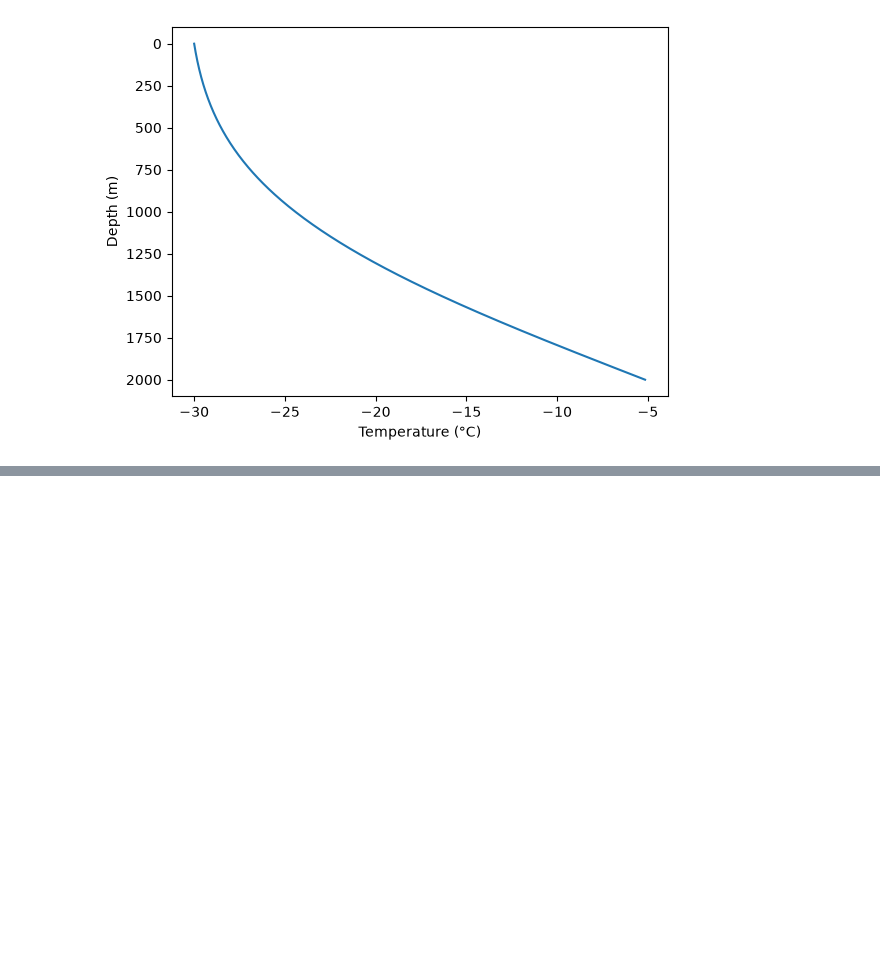
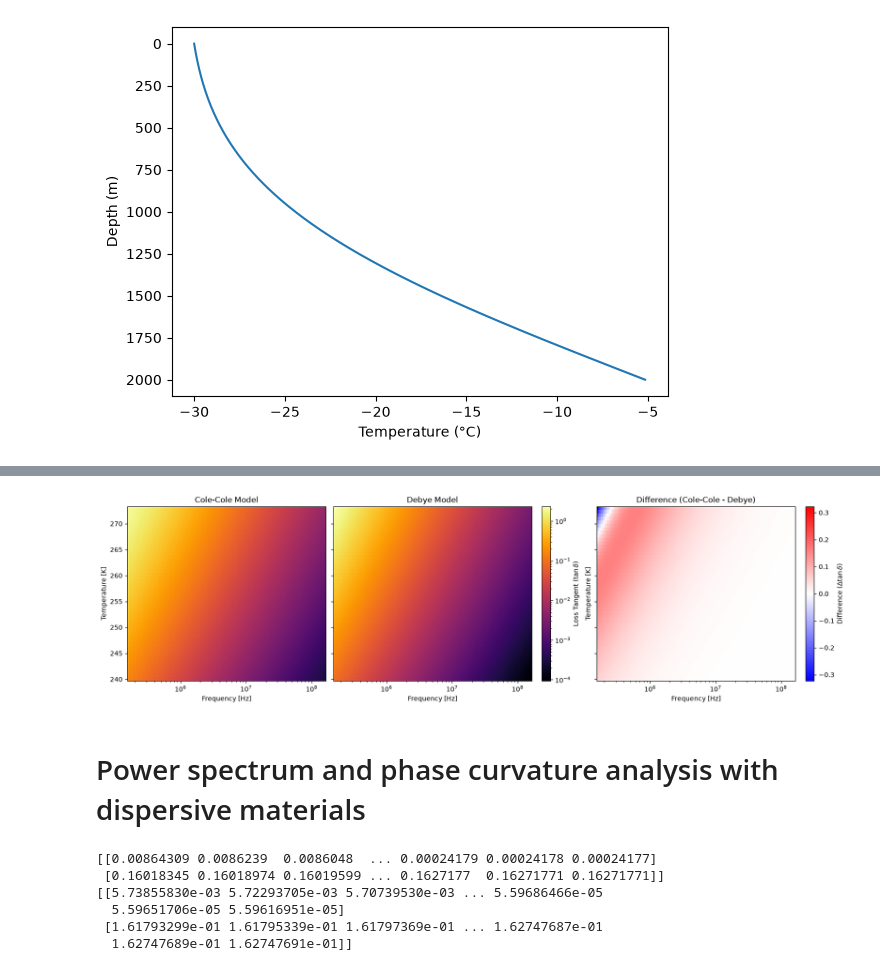
Before and after one commit to alastairyang/spectral-response, a Jupyter notebook: notebook/spectral-ratio.ipynb, the cells around one changed output, grey strips where cells are left out. Saved outputs shown, nothing was run; the diff lists cells and outputs as text; code cells hidden in the pictures; blank space fills up the shorter version.

```diff
--- a/notebook/spectral-ratio.ipynb
+++ b/notebook/spectral-ratio.ipynb
@@ -208,0 +202,78 @@ np.float64(2.6490514033039755e-05)
+# %%
+from matplotlib.colors import LogNorm
+omega = np.logspace(6, 9, 100)       # [rad/s]
+temps = np.linspace(240, 273, 50)    # [K]
+linear_f = omega / (2 * np.pi)
+
+# Model parameters (from Dawson et al., Fig. 7)
+eps_s_1, eps_s_2 = 75, 100
+alpha1, alpha2 = 0.05, 0.1
+delta_eps = [
+    eps_s_1 - clean_ice_model.eps_infty,
+    eps_s_2 - clean_ice_model.eps_infty,
+]
+
+# Preallocate loss tangent arrays: shape (len(temps), len(omega))
+loss_cc_map = np.zeros((len(temps), len(omega)))
+loss_debye_map = np.zeros((len(temps), len(omega)))
+
+for i, T in enumerate(temps):
+    cc = ColeColeModel(
+        eps_infty=clean_ice_model.eps_infty,
+        delta_eps=delta_eps,
+        sigma_s=1e-9,
+        alpha=[alpha1, alpha2],
+        T=T,
+    )
+    debye = DebyeModel(
+        eps_infty=clean_ice_model.eps_infty,
+        delta_eps=delta_eps,
+        sigma_s=1e-9,
+        T=T,
+    )
+    loss_cc_map[i, :] = cc.loss_tangent(omega)
+    loss_debye_map[i, :] = debye.loss_tangent(omega)
+
+# Shared color scale limits (clipping tiny values for LogNorm)
+vmin = max(1e-5, min(loss_cc_map.min(), loss_debye_map.min()))
+vmax = max(loss_cc_map.max(), loss_debye_map.max())
+norm = LogNorm(vmin=vmin, vmax=vmax)
+
+# Plot side-by-side heatmaps
+fig, axes = plt.subplots(1, 3, figsize=(16, 4.5), sharey=True, constrained_layout=True)
+
+pcm1 = axes[0].pcolormesh(linear_f, temps, loss_cc_map, norm=norm, shading="auto", cmap="inferno")
+axes[0].set_xscale("log")
+axes[0].set_title("Cole-Cole Model")
+axes[0].set_xlabel("Frequency [Hz]")
+axes[0].set_ylabel("Temperature [K]")
+
+pcm2 = axes[1].pcolormesh(linear_f, temps, loss_debye_map, norm=norm, shading="auto", cmap="inferno")
+axes[1].set_xscale("log")
+axes[1].set_title("Debye Model")
+axes[1].set_xlabel("Frequency [Hz]")
+
+diff_map = loss_cc_map - loss_debye_map
+pcm3 = axes[2].pcolormesh(linear_f, temps, diff_map, shading="auto", cmap="bwr", vmin=-np.max(np.abs(diff_map)), vmax=np.max(np.abs(diff_map)))
+axes[2].set_xscale("log")
+axes[2].set_title("Difference (Cole-Cole - Debye)")
+axes[2].set_xlabel("Frequency [Hz]")
+axes[2].set_ylabel("Temperature [K]")
+
+cbar = fig.colorbar(pcm2, ax=axes[1], label=r"Loss Tangent ($\tan\delta$)")
+cbar3 = fig.colorbar(pcm3, ax=axes[2], label=r"Difference ($\Delta\tan\delta$)")
+plt.show()
+# %% [output]
+[figure, added]
+# %% [markdown]
+# Power spectrum and phase curvature analysis with dispersive materials
+# %%
+print(np.abs(col_clean.reflection_coefficient(omega)))
+print(np.abs(col_debris.reflection_coefficient(omega)))
+# %% [output]
+[[0.00864309 0.0086239  0.0086048  ... 0.00024179 0.00024178 0.00024177]
+ [0.16018345 0.16018974 0.16019599 ... 0.1627177  0.16271771 0.16271771]]
+[[5.73855830e-03 5.72293705e-03 5.70739530e-03 ... 5.59686466e-05
+  5.59651706e-05 5.59616951e-05]
+ [1.61793299e-01 1.61795339e-01 1.61797369e-01 ... 1.62747687e-01
+  1.62747689e-01 1.62747691e-01]]
```
Also changed, not shown: parts of 8 cells of this notebook, 7 other files.
